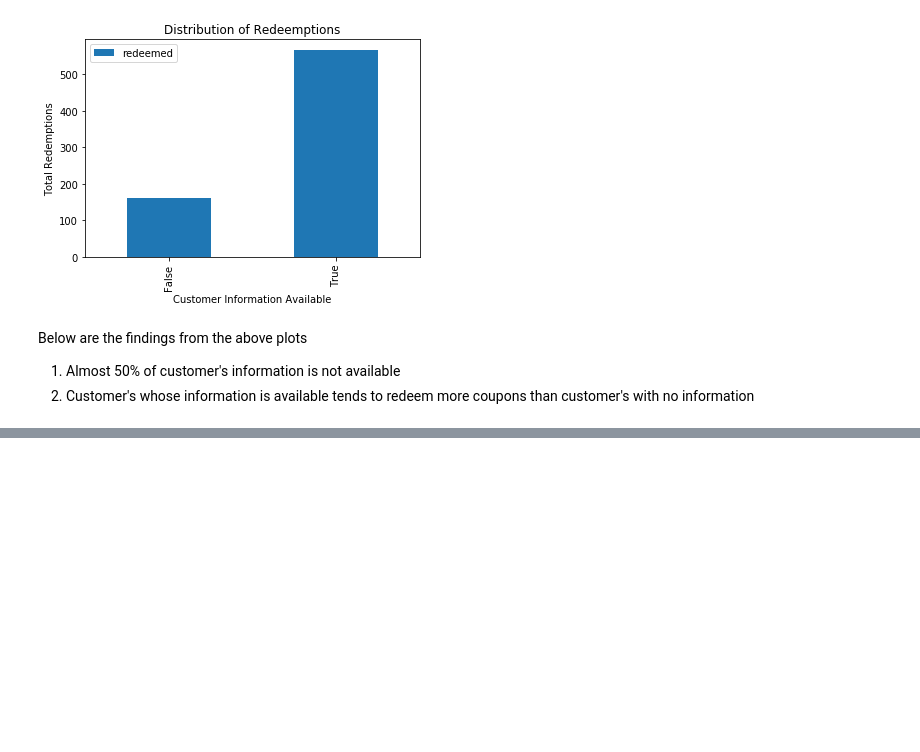
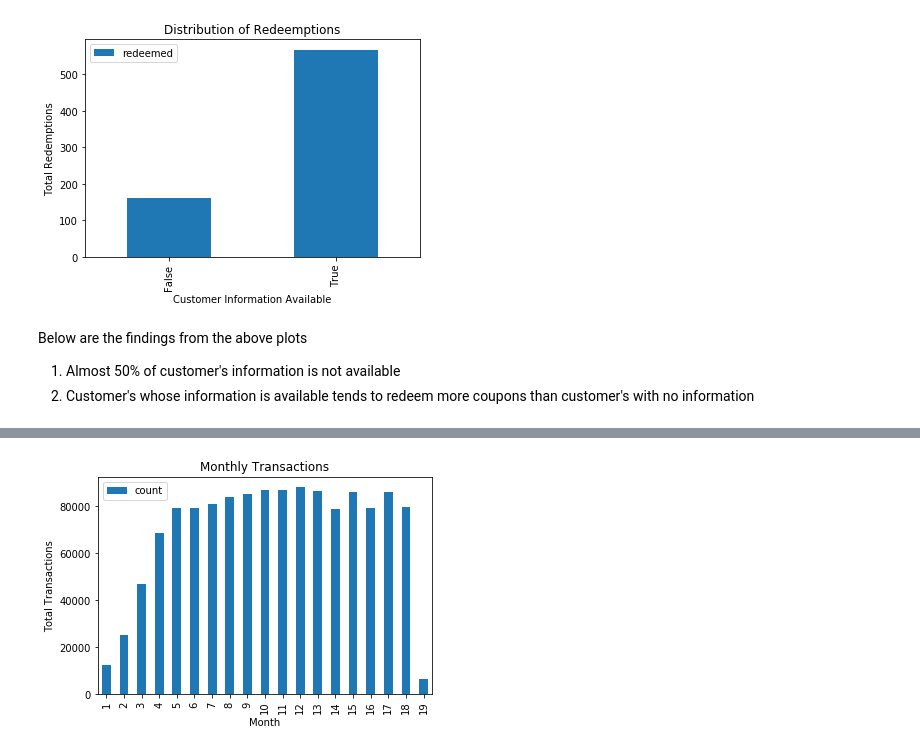
Before and after one commit to monilgudhka/coupon_redemption_prediction, a Jupyter notebook: data_analysis/data_analysis.ipynb, the cells around one changed output, grey strips where cells are left out. Saved outputs shown, nothing was run; the diff lists cells and outputs as text; code cells hidden in the pictures; blank space fills up the shorter version.

```diff
--- a/data_analysis/data_analysis.ipynb
+++ b/data_analysis/data_analysis.ipynb
@@ -159,0 +204,9 @@ Below are the findings from the above plots
+# %%
+group_by_date.plot('month', 'count', kind='bar')
+_ = plt.xlabel('Month')
+_ = plt.ylabel('Total Transactions')
+_ = plt.title('Monthly Transactions')
+plt.savefig('figure/transactions_count.png', bbox_inches="tight")
+plt.show()
+# %% [output]
+[figure, added]
```
Also changed, not shown: parts of 8 cells of this notebook, 5 other files.
